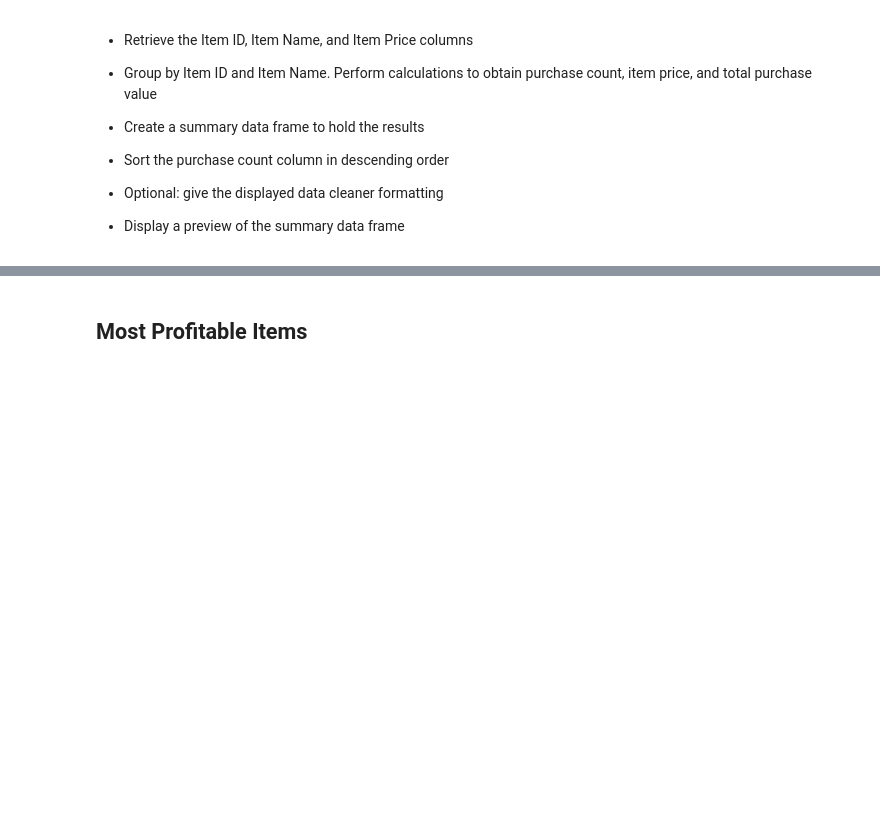
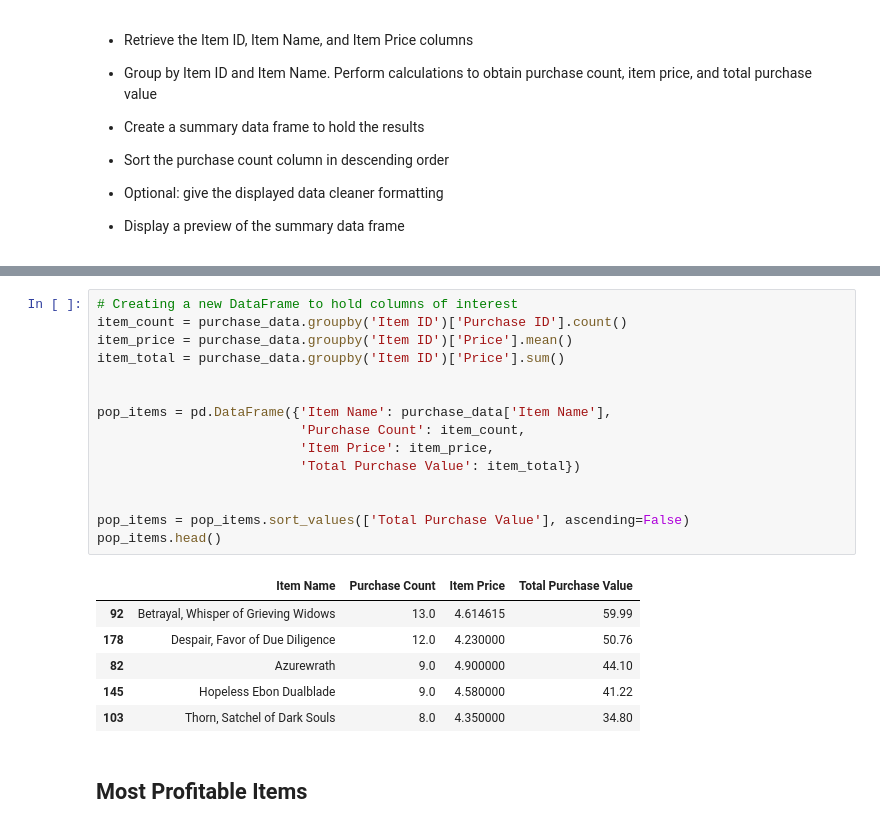
Before and after one commit to zachherington/pandas-challenge, a Jupyter notebook: HeroesOfPymoli/HeroesOfPymoli_hw_submission.ipynb, the cells around one changed output, grey strips where cells are left out. Cells and saved outputs as stored; diff of their text form; blank space fills up the shorter version.

```diff
--- a/HeroesOfPymoli/HeroesOfPymoli_hw_submission.ipynb
+++ b/HeroesOfPymoli/HeroesOfPymoli_hw_submission.ipynb
@@ -248,3 +304,25 @@ g_purchase_analysis
+# %%
+# Creating a new DataFrame to hold columns of interest
+item_count = purchase_data.groupby('Item ID')['Purchase ID'].count()
+item_price = purchase_data.groupby('Item ID')['Price'].mean()
+item_total = purchase_data.groupby('Item ID')['Price'].sum()
+
+
+pop_items = pd.DataFrame({'Item Name': purchase_data['Item Name'],
+                          'Purchase Count': item_count,
+                          'Item Price': item_price,
+                          'Total Purchase Value': item_total})
+
+
+pop_items = pop_items.sort_values(['Total Purchase Value'], ascending=False)
+pop_items.head()
+# %% [output]
+|  | Item Name | Purchase Count | Item Price | Total Purchase Value |
+| 92 | Betrayal, Whisper of Grieving Widows | 13.0 | 4.614615 | 59.99 |
+| 178 | Despair, Favor of Due Diligence | 12.0 | 4.230000 | 50.76 |
+| 82 | Azurewrath | 9.0 | 4.900000 | 44.10 |
+| 145 | Hopeless Ebon Dualblade | 9.0 | 4.580000 | 41.22 |
+| 103 | Thorn, Satchel of Dark Souls | 8.0 | 4.350000 | 34.80 |
 # %% [markdown]
 ## Most Profitable Items
 # %% [markdown]
```
Also changed, not shown: parts of 7 cells of this notebook.
